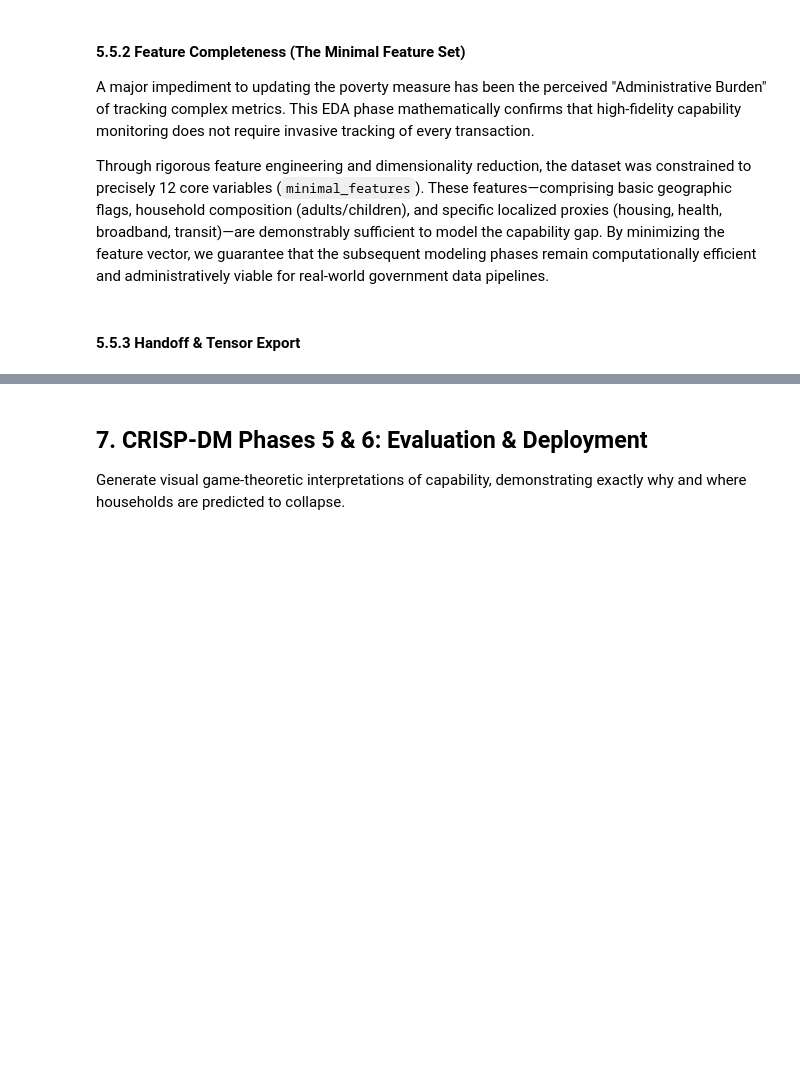
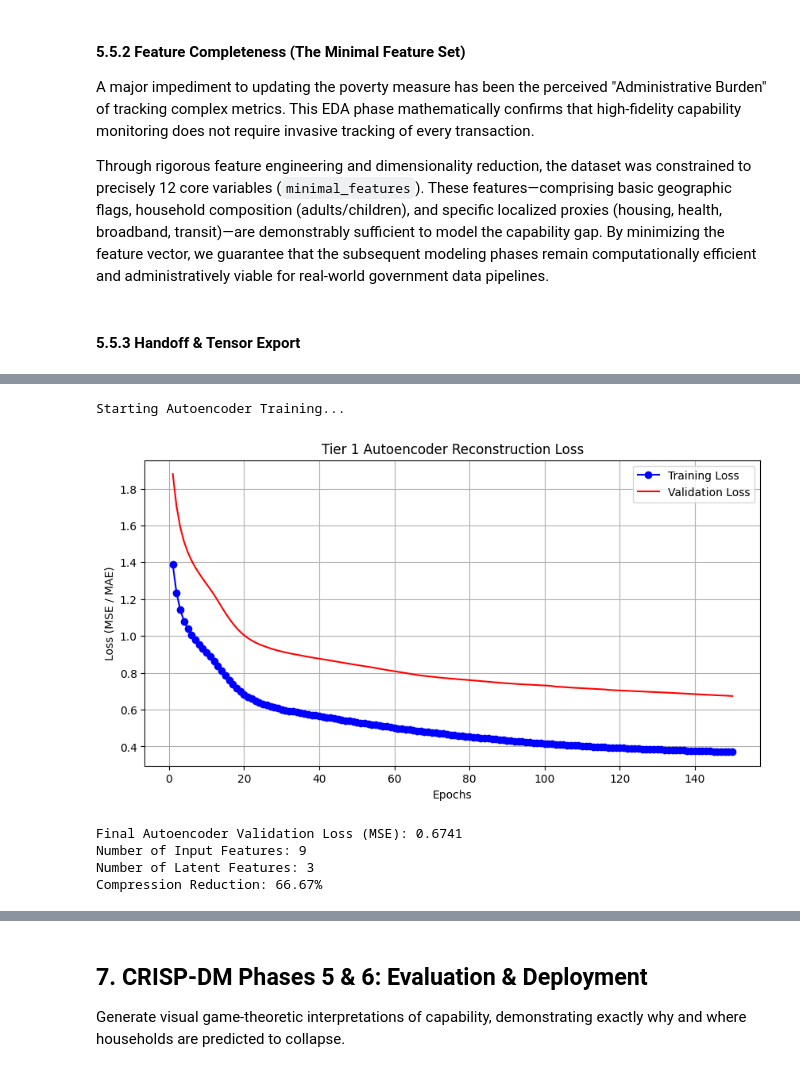
Before and after one commit to rafrey/pcmlai_capstone, a Jupyter notebook: capstone.ipynb, the cells around one changed output, grey strips where cells are left out. Cells and saved outputs as stored; diff of their text form; code cells hidden in the pictures; blank space fills up the shorter version.

```diff
--- a/capstone.ipynb
+++ b/capstone.ipynb
@@ -897,0 +992,57 @@ Linear regression tools assume a family's financial state degrades in a straight
+# %%
+# Description: Construct and fit the Tier 1 unsupervised Autoencoder.
+# Justification: AI naturally clustering 12 dimensions into a 3-dimensional latent space verifies that "poverty" is mathematically grouped by geography and non-discretionary proxy costs, regardless of the single Official Poverty Measure limit.
+# Citation: Keras Autoencoder Topology
+# URL: https://blog.keras.io/building-autoencoders-in-keras.html
+
+input_dim = X_train_scaled.shape[1]
+latent_dim = 3
+
+# Encoder Definition
+input_layer = keras.Input(shape=(input_dim,))
+encoded = layers.Dense(8, activation='relu',
+                       activity_regularizer=regularizers.l1(10e-5))(input_layer)
+latent_layer = layers.Dense(latent_dim, activation='relu')(encoded)
+
+# Decoder Definition
+decoded = layers.Dense(8, activation='relu')(latent_layer)
+output_layer = layers.Dense(input_dim, activation='linear')(decoded)
+
+# Compile the final Autoencoder Model
+autoencoder = keras.Model(inputs=input_layer, outputs=output_layer)
+autoencoder.compile(optimizer='adam', loss='mse')
+
+# Description: Execute neural network training on the unified feature array.
+# Justification: Unsupervised learning predicts X from X, mathematically exposing clustering errors across geography. 150 epochs with EarlyStopping guarantees stabilization.
+# Citation: Keras EarlyStopping Callback
+# URL: https://keras.io/api/callbacks/early_stopping/
+early_stopping = EarlyStopping(
+    monitor='val_loss', patience=15, restore_best_weights=True
+)
+
+print("Starting Autoencoder Training...")
+history_ae = autoencoder.fit(
+    X_train_scaled, X_train_scaled,
+    epochs=150,
+    batch_size=32,
+    shuffle=True,
+    validation_data=(X_test_scaled, X_test_scaled),
+    callbacks=[early_stopping],
+    verbose=0
+)
+
+# Expose graphical validation of the unsupervised mapping.
+plot_keras_history(history_ae, title="Tier 1 Autoencoder Reconstruction Loss")
+print(f"Final Autoencoder Validation Loss (MSE): {history_ae.history['val_loss'][-1]:.4f}")
+
+compression_reduction = (1 - (latent_dim / input_dim)) * 100
+print(f"Number of Input Features: {input_dim}")
+print(f"Number of Latent Features: {latent_dim}")
+print(f"Compression Reduction: {compression_reduction:.2f}%")
+# %% [output]
+Starting Autoencoder Training...
+[figure, added]
+Final Autoencoder Validation Loss (MSE): 0.6741
+Number of Input Features: 9
+Number of Latent Features: 3
+Compression Reduction: 66.67%
```
Also changed, not shown: parts of 32 cells of this notebook, 4 other files.
